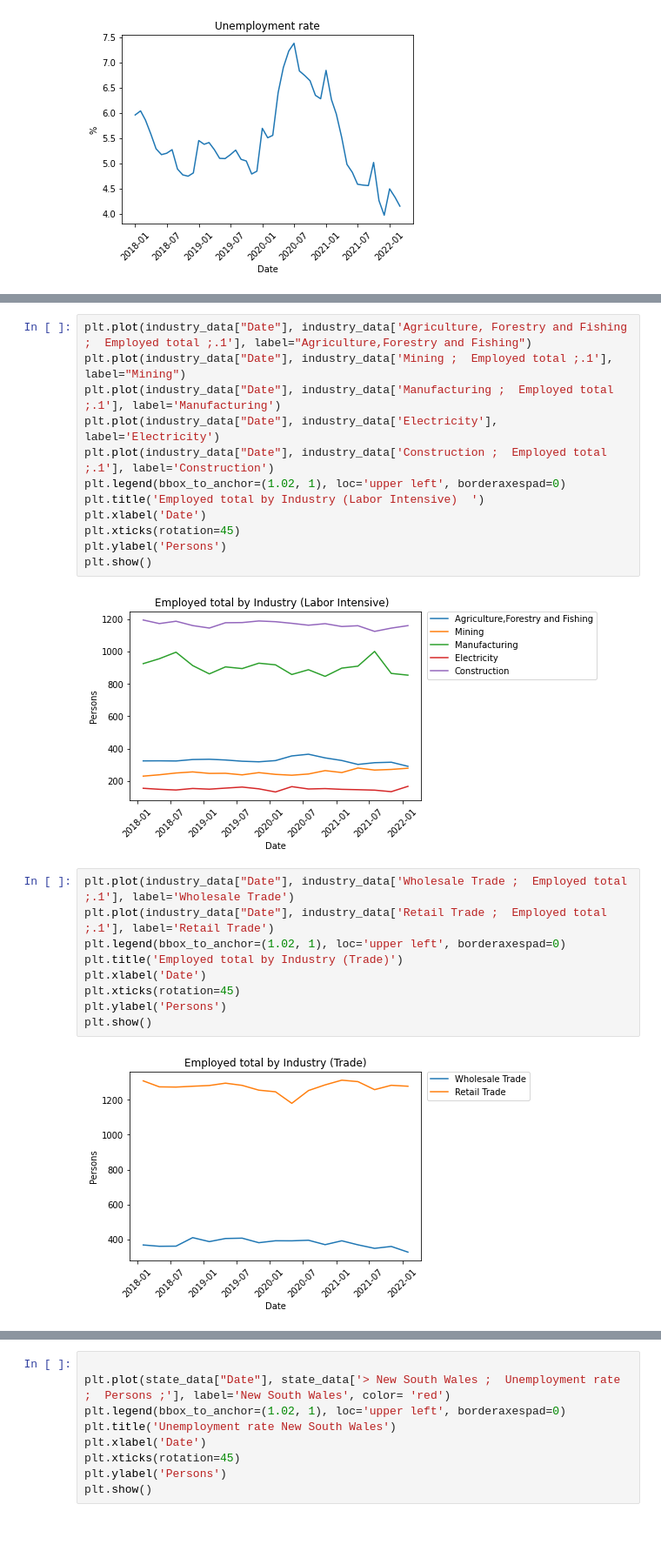
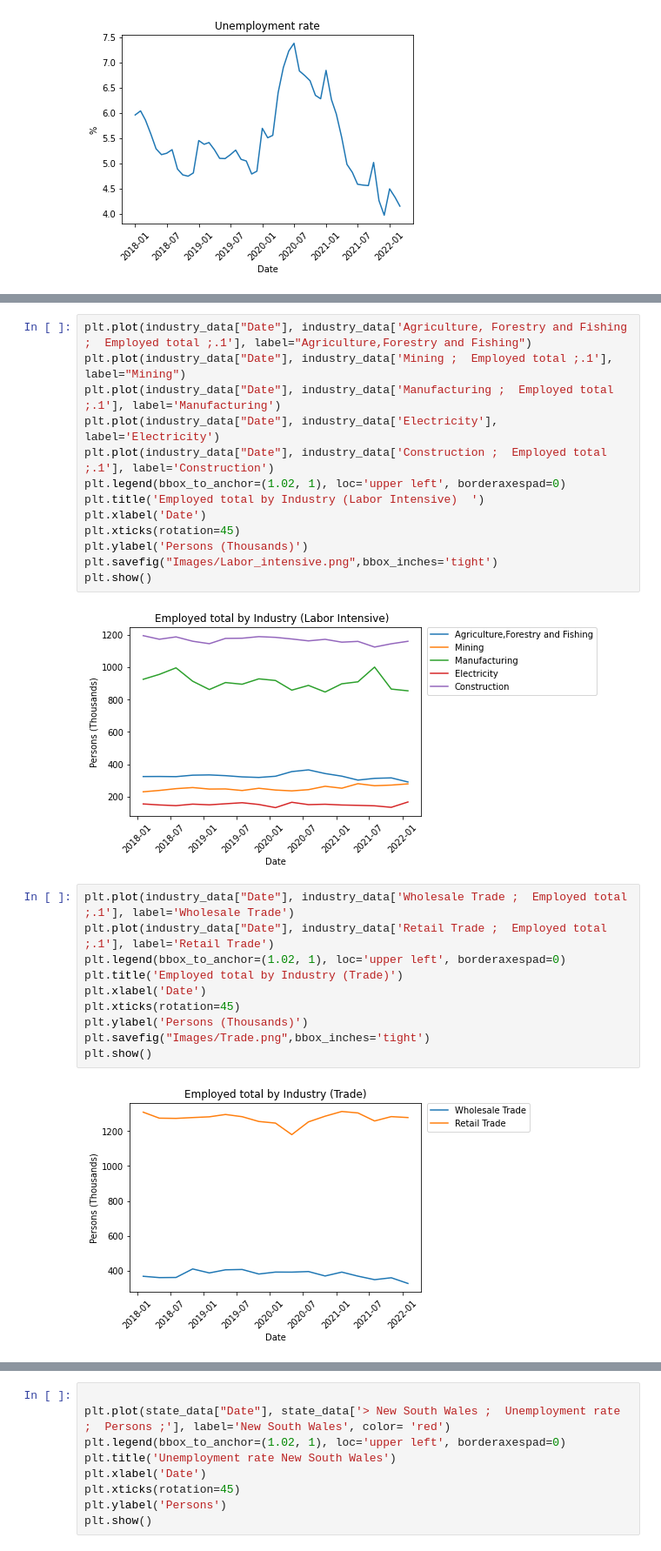
Before and after one commit to CarmenK2/GroupProject1, a Jupyter notebook: Project1_unemployment.ipynb, the cells around one changed output, grey strips where cells are left out. Shown at 87% size. Cells and saved outputs as stored; diff of their text form.

```diff
--- a/Project1_unemployment.ipynb
+++ b/Project1_unemployment.ipynb
@@ -223,21 +226,23 @@ plt.legend(bbox_to_anchor=(1.02, 1), loc='upper left', borderaxespad=0)
 plt.title('Employed total by Industry (Labor Intensive)  ')
 plt.xlabel('Date')
 plt.xticks(rotation=45)
-plt.ylabel('Persons')
+plt.ylabel('Persons (Thousands)')
+plt.savefig("Images/Labor_intensive.png",bbox_inches='tight')
 plt.show()
 # %% [output]
-[figure, old version]
+[figure, new version]
 # %%
 plt.plot(industry_data["Date"], industry_data['Wholesale Trade ;  Employed total ;.1'], label='Wholesale Trade')
 plt.plot(industry_data["Date"], industry_data['Retail Trade ;  Employed total ;.1'], label='Retail Trade')
 plt.legend(bbox_to_anchor=(1.02, 1), loc='upper left', borderaxespad=0)
 plt.title('Employed total by Industry (Trade)')
 plt.xlabel('Date')
 plt.xticks(rotation=45)
-plt.ylabel('Persons')
+plt.ylabel('Persons (Thousands)')
+plt.savefig("Images/Trade.png",bbox_inches='tight')
 plt.show()
 # %% [output]
-[figure, old version]
+[figure, new version]
 # %%
 plt.plot(industry_data["Date"], industry_data['Professional, Scientific and Technical Services ;  Employed total ;.1'], label='Professional, Scientific and Technical Services')
 plt.plot(industry_data["Date"], industry_data['Administrative and Support Services ;  Employed total ;.1'], label='Administrative and Support Services')
```
Also changed, not shown: parts of 7 cells of this notebook.
